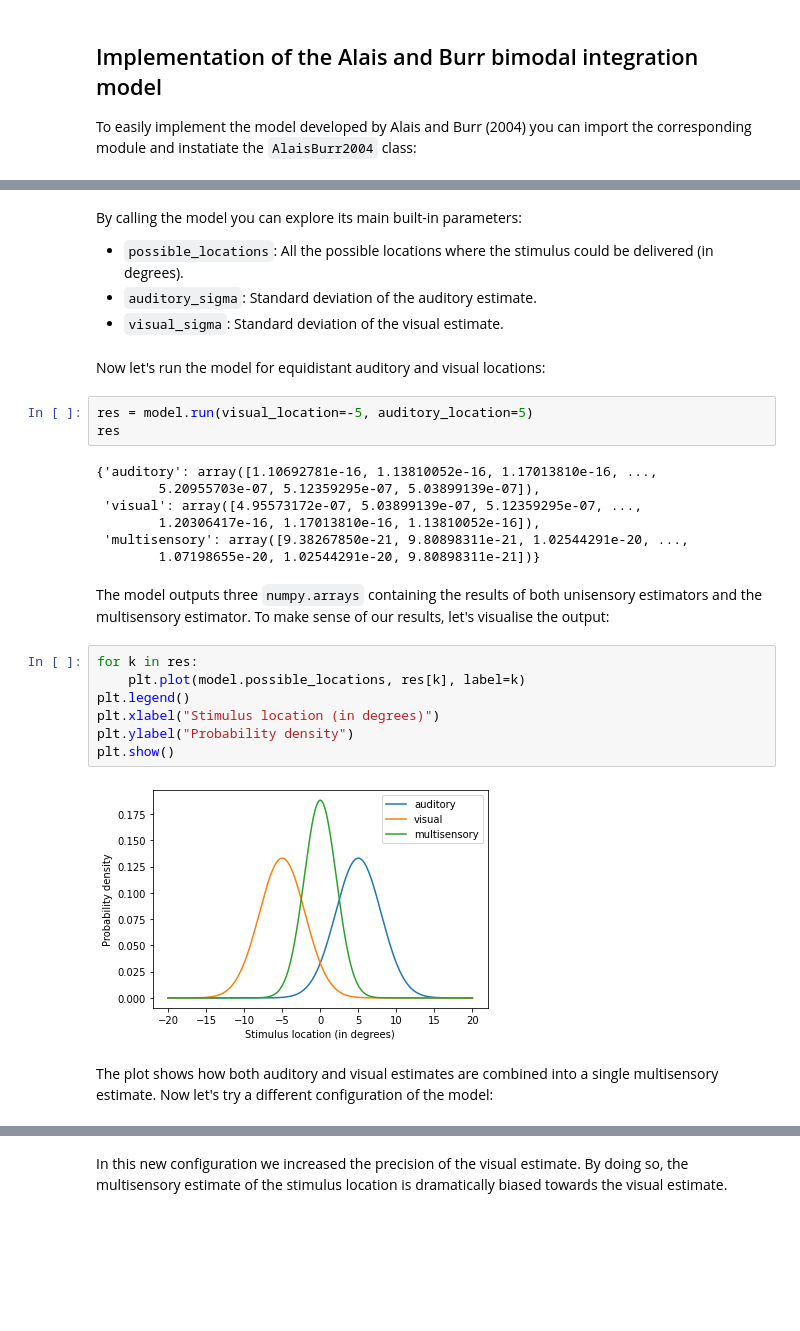
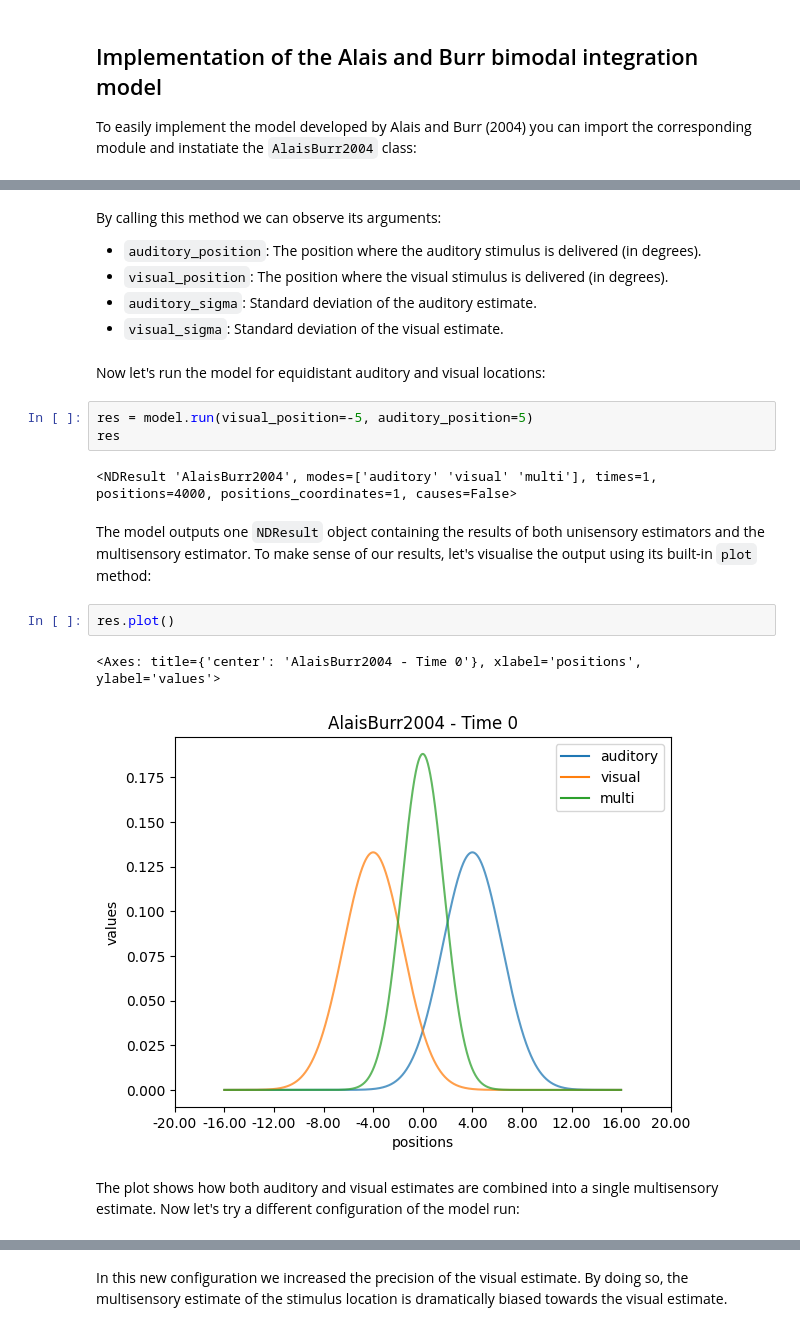
Before and after one commit to renatoparedes/scikit-neuromsi, a Jupyter notebook: docs/source/tutorial.ipynb, the cells around one changed output, grey strips where cells are left out. Drawn from its saved outputs; the diff is of its cells as text; blank space fills up the shorter version.

```diff
--- a/docs/source/tutorial.ipynb
+++ b/docs/source/tutorial.ipynb
@@ -30,30 +60,23 @@ AlaisBurr2004(possible_locations=array([-20.  , -19.99, -19.98, ...,  19.97,  19
 # %% [markdown]
-By calling the model you can explore its main built-in parameters:
-- `possible_locations`: All the possible locations where the stimulus could be delivered (in degrees).
+By calling this method we can observe its arguments:
+
+- `auditory_position`: The position where the auditory stimulus is delivered (in degrees).
+- `visual_position`: The position where the visual stimulus is delivered (in degrees).
 - `auditory_sigma`: Standard deviation of the auditory estimate.
 - `visual_sigma`: Standard deviation of the visual estimate.
 # %% [markdown]
 Now let's run the model for equidistant auditory and visual locations:
 # %%
-res = model.run(visual_location=-5, auditory_location=5)
+res = model.run(visual_position=-5, auditory_position=5)
 res
 # %% [output]
-{'auditory': array([1.10692781e-16, 1.13810052e-16, 1.17013810e-16, ...,
-        5.20955703e-07, 5.12359295e-07, 5.03899139e-07]),
- 'visual': array([4.95573172e-07, 5.03899139e-07, 5.12359295e-07, ...,
-        1.20306417e-16, 1.17013810e-16, 1.13810052e-16]),
- 'multisensory': array([9.38267850e-21, 9.80898311e-21, 1.02544291e-20, ...,
-        1.07198655e-20, 1.02544291e-20, 9.80898311e-21])}
+<NDResult 'AlaisBurr2004', modes=['auditory' 'visual' 'multi'], times=1, positions=4000, positions_coordinates=1, causes=False>
 # %% [markdown]
-The model outputs three `numpy.arrays` containing the results of both unisensory estimators and the multisensory estimator. To make sense of our results, let's visualise the output:
+The model outputs one `NDResult` object containing the results of both unisensory estimators and the multisensory estimator. To make sense of our results, let's visualise the output using its built-in `plot` method:
-# %%
-for k in res:
-    plt.plot(model.possible_locations, res[k], label=k)
-plt.legend()
-plt.xlabel("Stimulus location (in degrees)")
-plt.ylabel("Probability density")
-plt.show()
-# %% [output]
-[figure, removed]
+# %%
+res.plot()
+# %% [output]
+<Axes: title={'center': 'AlaisBurr2004 - Time 0'}, xlabel='positions', ylabel='values'>
+[figure, added]
 # %% [markdown]
-The plot shows how both auditory and visual estimates are combined into a single multisensory estimate. Now let's try a different configuration of the model:
+The plot shows how both auditory and visual estimates are combined into a single multisensory estimate. Now let's try a different configuration of the model run:
```
Also changed, not shown: parts of 38 cells of this notebook, 7 other files.
